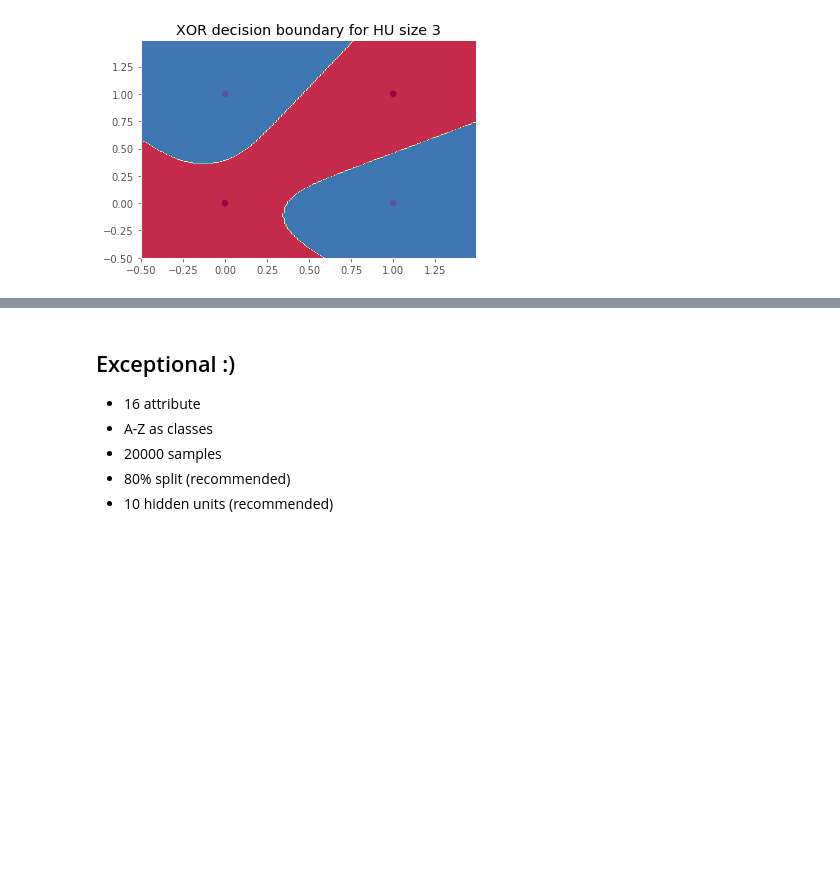
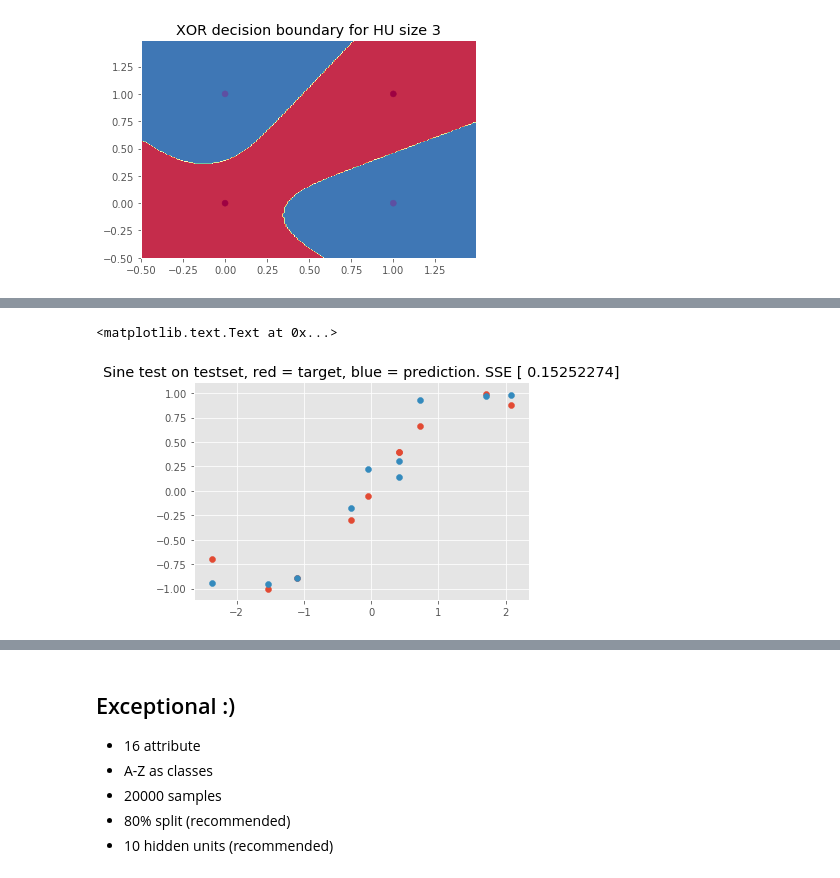
Before and after one commit to nilbot/neural-networks-tutorial, a Jupyter notebook: Notes.ipynb, the cells around one changed output, grey strips where cells are left out. Saved outputs shown, nothing was run; the diff lists cells and outputs as text; code cells hidden in the pictures; blank space fills up the shorter version.

```diff
--- a/Notes.ipynb
+++ b/Notes.ipynb
@@ -88,0 +132,15 @@ plt.title("XOR decision boundary for HU size {0}".format(3))
+# %%
+x = testingX
+y = testingy
+def linear_sine_components(x):
+    return x[:,0] + x[:,1] + x[:,2] + x[:,3]
+comb = linear_sine_components(x)
+plt.scatter(comb,y)
+# sine_mlp_10.predict(x,False)
+y_hat = (sine_mlp.predict(x,False))['z2']
+plt.scatter(comb,y_hat)
+plt.title("Sine test on testset, red = target, blue = prediction. SSE {0}".
+          format(0.5*np.sum(np.square(y_hat-y), axis=0)))
+# %% [output]
+<matplotlib.text.Text at 0x...>
+[figure, added]
```
Also changed, not shown: parts of 17 cells of this notebook, 1 other file.
